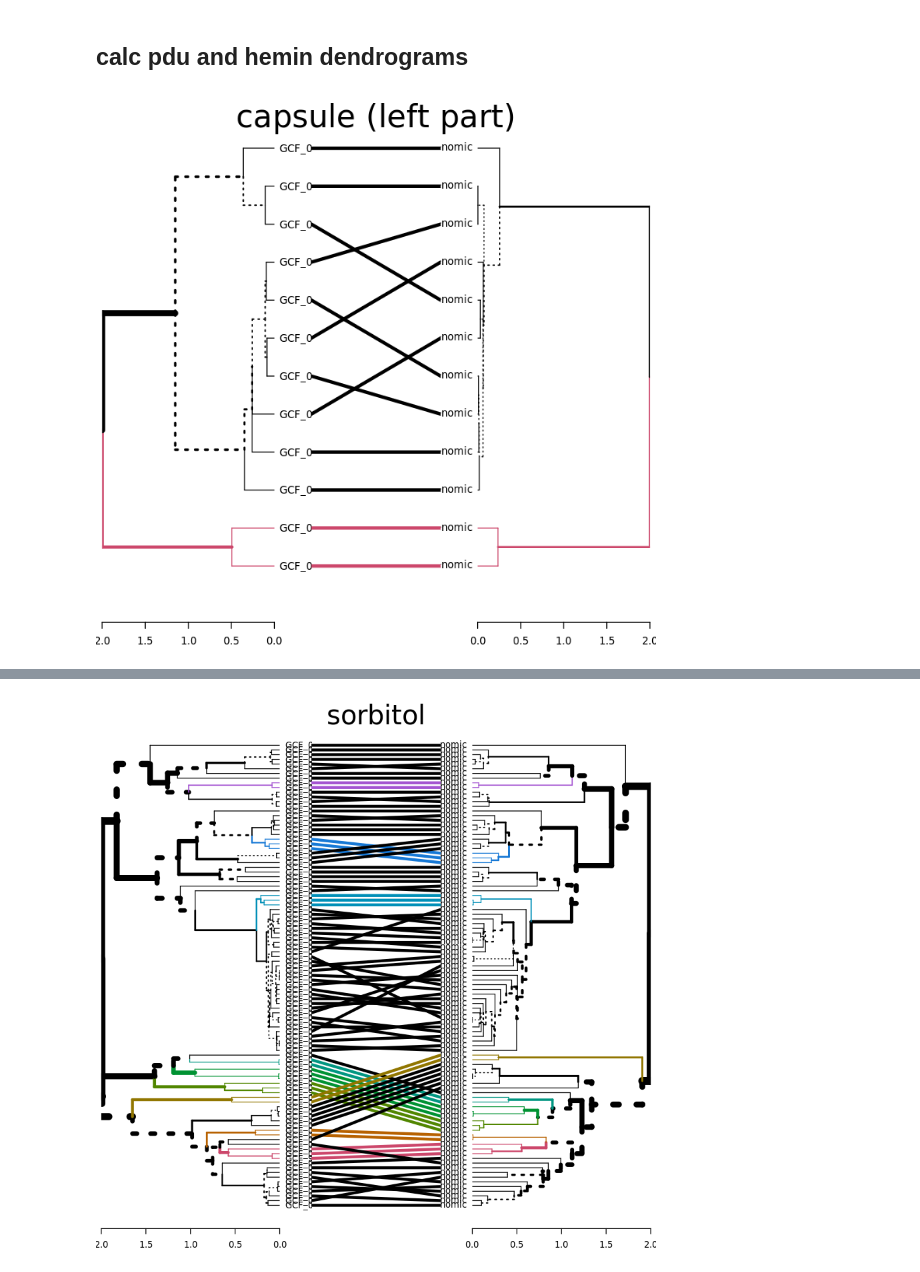
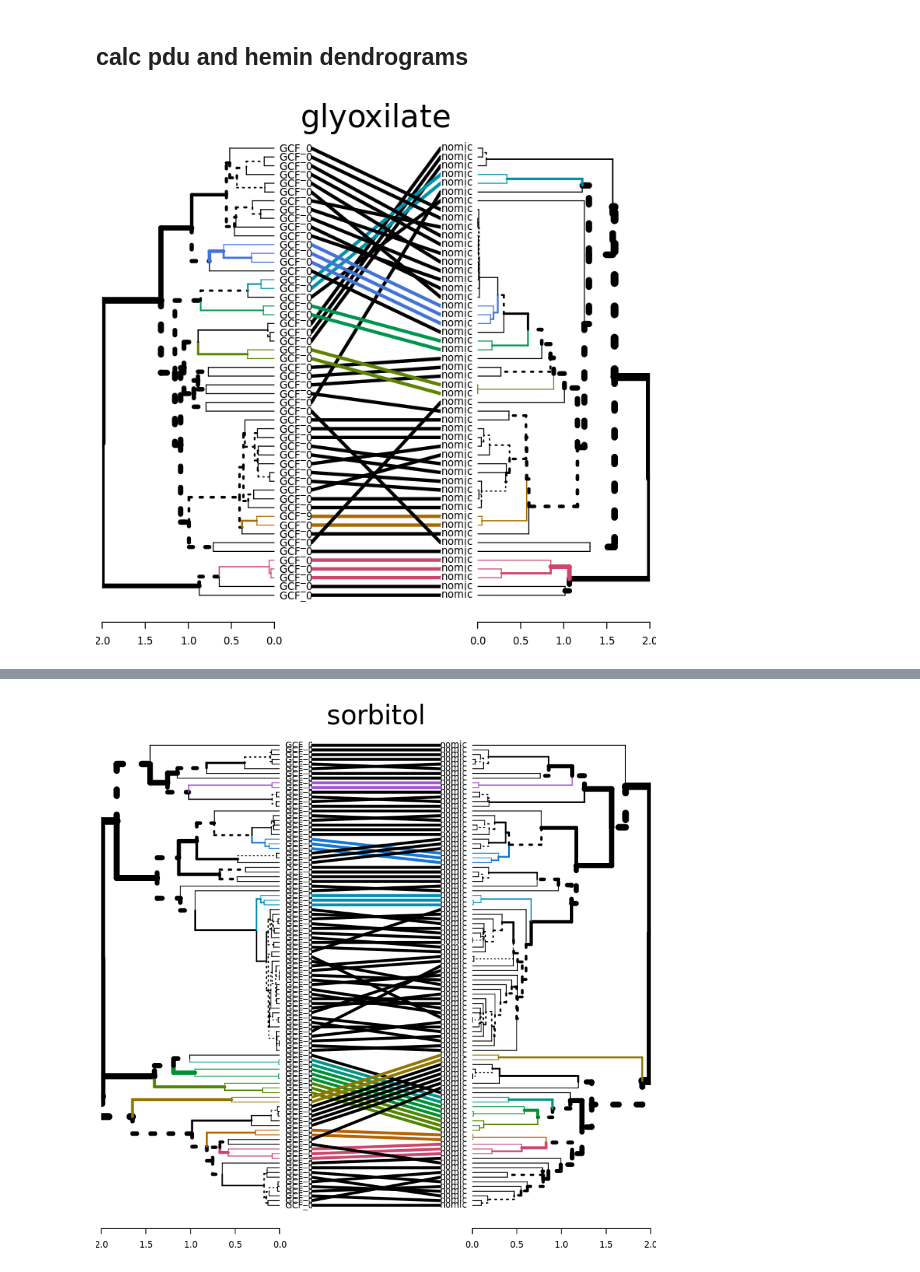
Before and after one commit to paraslonic/operon_travel, a Jupyter notebook: compare_pdu_sorbitol_RF.ipynb, the cells around one changed output, grey strips where cells are left out. Saved outputs shown, nothing was run; the diff lists cells and outputs as text; code cells hidden in the pictures.

```diff
--- a/compare_pdu_sorbitol_RF.ipynb
+++ b/compare_pdu_sorbitol_RF.ipynb
@@ -47,8 +47,13 @@ dends_srb = makeDendros(sorbitol_core_tree, sorbitol_region_tree)
 capsule_left_region_tree <- read.tree("tree_region/capsule_left/capsule_left.raxml.bestTree")
 capsule_left_core_tree <- read.tree("tree_core/capsule_left/capsule_left_core.raxml.bestTree")
 dends_capsule_left = makeDendros(capsule_left_core_tree, capsule_left_region_tree)
+# %%
+glyoxilate_wide_region_tree <- read.tree("tree_region/glyoxilate_wide/glyoxilate_wide.raxml.bestTree")
+glyoxilate_wide_core_tree <- read.tree("tree_core/glyoxilate_wide/glyoxilate_wide_core.raxml.bestTree")
+dends_glyoxilate_left = makeDendros(glyoxilate_wide_core_tree, glyoxilate_wide_region_tree)
 # %%
 options(repr.plot.width=6, repr.plot.height=6)
-plot_tree_compare(dends_capsule_left, "capsule (left part)")
-# %% [output]
-[figure, removed]
+# %%
+plot_tree_compare(dends_glyoxilate_left, "glyoxilate")
+# %% [output]
+[figure, added]
```
Also changed, not shown: parts of 9 cells of this notebook, 3 other files.
